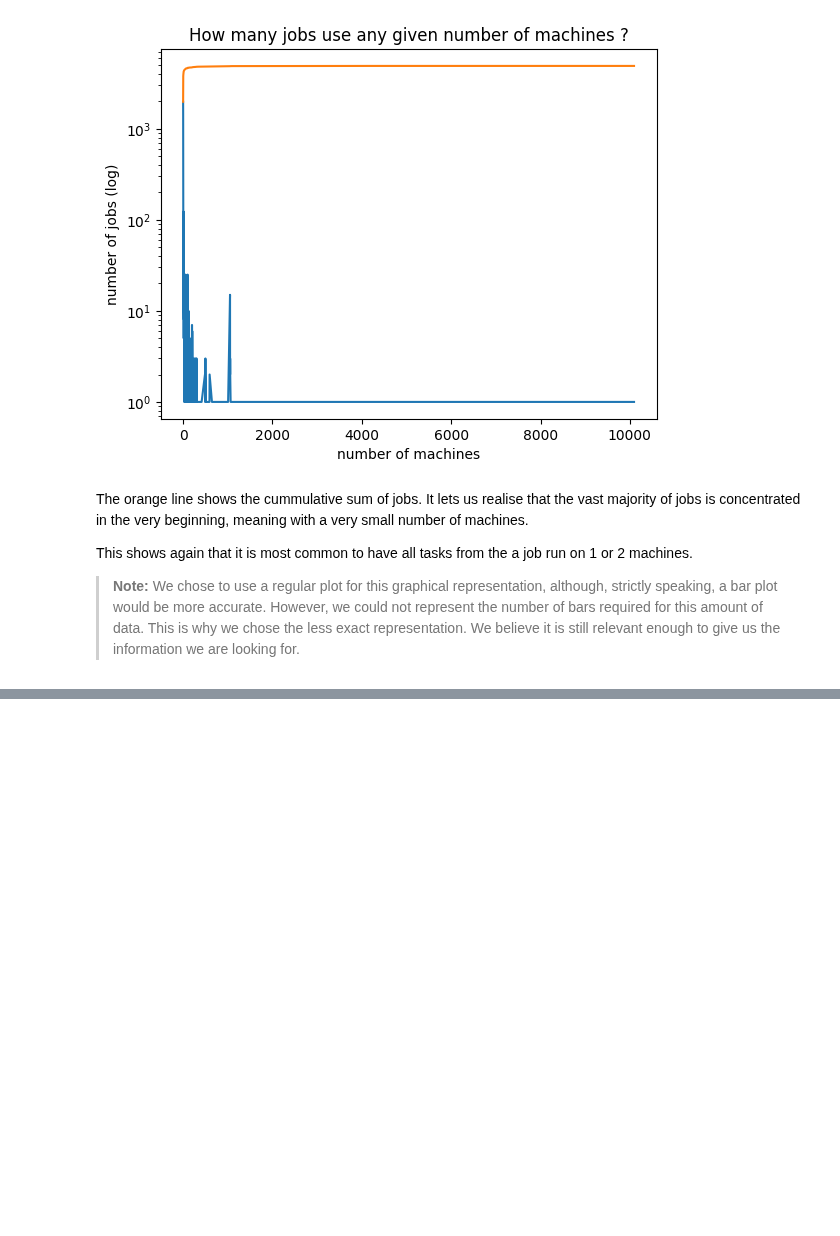
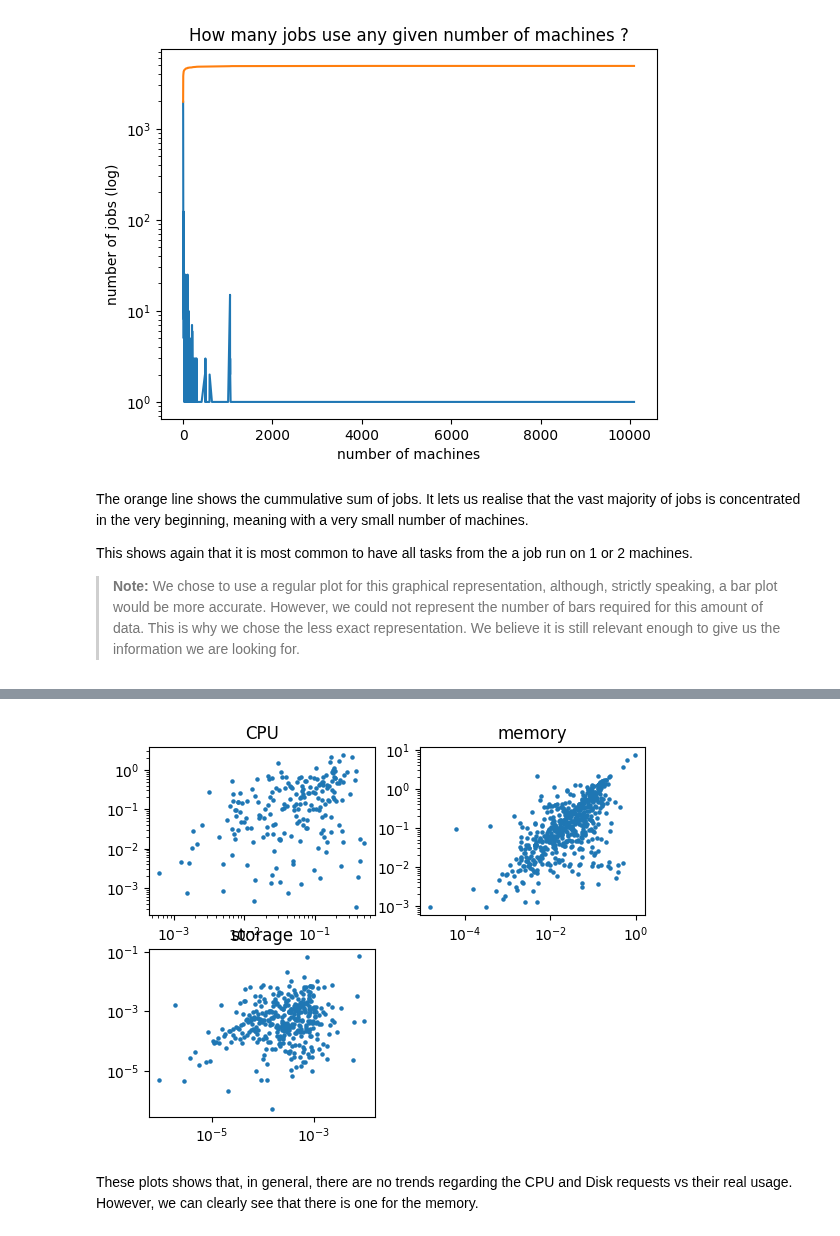
Before and after one commit to EltRnl/SparkProject, a Jupyter notebook: analysis.ipynb, the cells around one changed output, grey strips where cells are left out. Cells and saved outputs as stored; diff of their text form; code cells hidden in the pictures; blank space fills up the shorter version.

```diff
--- a/analysis.ipynb
+++ b/analysis.ipynb
@@ -760,0 +1105,21 @@ This shows again that it is most common to have all tasks from the a job run on
+# %%
+rspl = plt.subplot(2, 2, 1)
+rspl.scatter(*zip(*cpu_req_vs_core),s=S)
+plt.yscale("log")
+plt.xscale("log")
+plt.title("CPU")
+rspl = plt.subplot(2, 2, 2)
+rspl.scatter(*zip(*mem_req_vs_core),s=S)
+plt.yscale("log")
+plt.xscale("log")
+plt.title("memory")
+rspl = plt.subplot(2, 2, 3)
+rspl.scatter(*zip(*disk_req_vs_core),s=S)
+plt.yscale("log")
+plt.xscale("log")
+plt.title("storage")
+plt.show()
+# %% [output]
+[figure, added]
+# %% [markdown]
+These plots shows that, in general, there are no trends regarding the CPU and Disk requests vs their real usage. However, we can clearly see that there is one for the memory.
```
Also changed, not shown: parts of 29 cells of this notebook.
